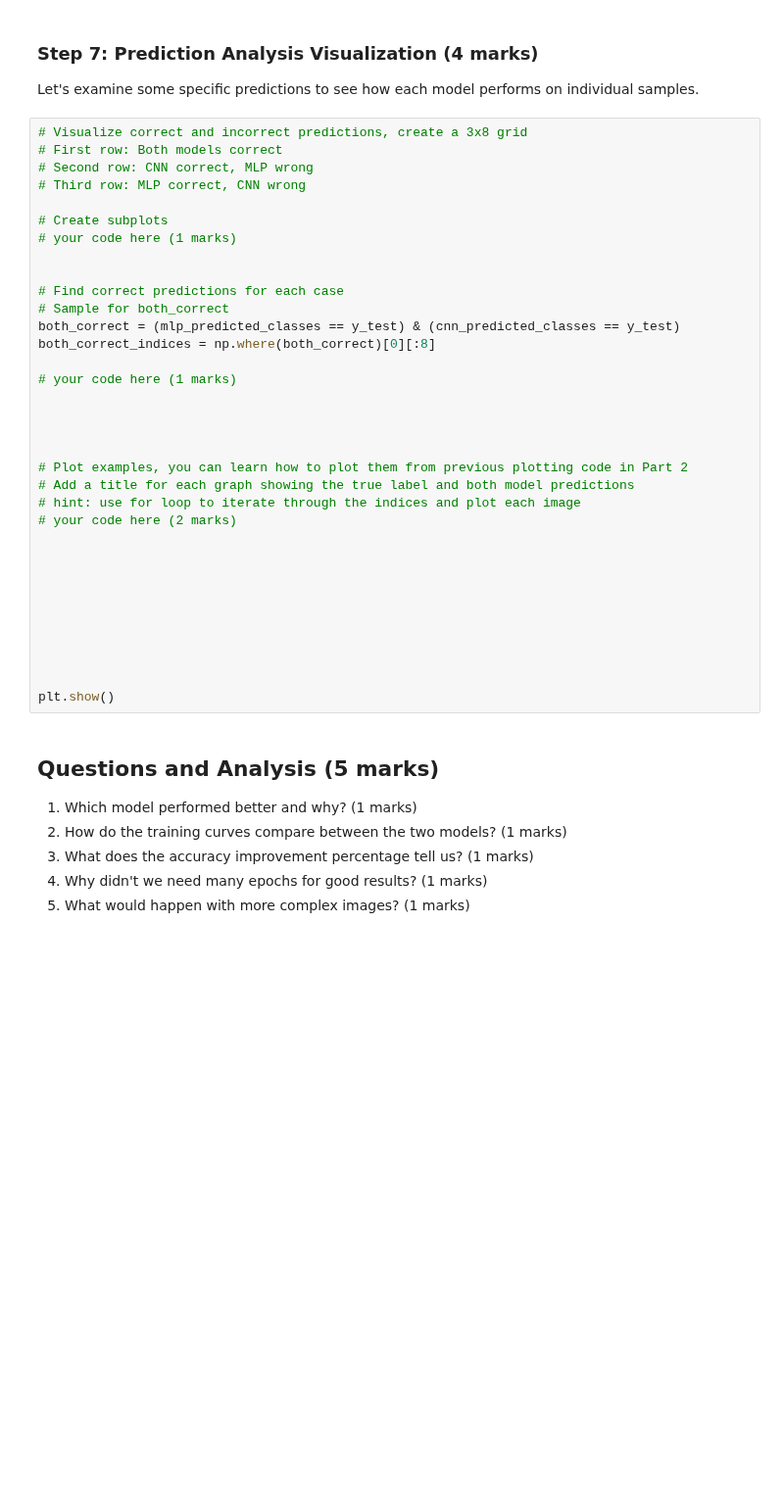
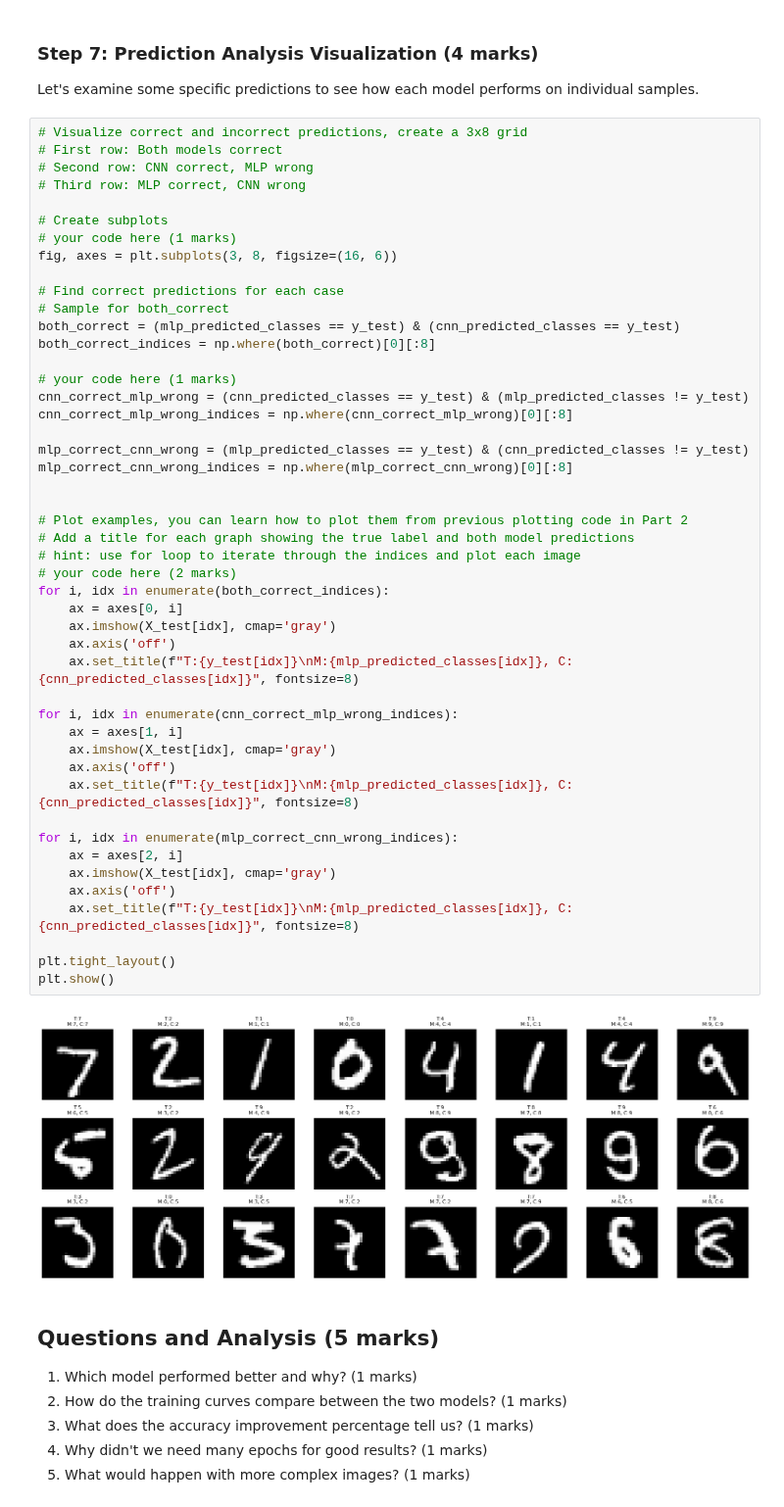
Before and after one commit to hRazaRizvi/ENGG680_2025_Fall, a Jupyter notebook: Lab_Assignment2/Assignment2.ipynb, the cells around one changed output. Shown at 98% size. Drawn from its saved outputs; the diff is of its cells as text; blank space fills up the shorter version.

```diff
--- a/Lab_Assignment2/Assignment2.ipynb
+++ b/Lab_Assignment2/Assignment2.ipynb
@@ -1483,37 +1539,52 @@ Let's examine some specific predictions to see how each model performs on indivi
 # %%
 # Visualize correct and incorrect predictions, create a 3x8 grid
 # First row: Both models correct
 # Second row: CNN correct, MLP wrong
 # Third row: MLP correct, CNN wrong
 
 # Create subplots
 # your code here (1 marks)
-
+fig, axes = plt.subplots(3, 8, figsize=(16, 6))
 
 # Find correct predictions for each case
 # Sample for both_correct
 both_correct = (mlp_predicted_classes == y_test) & (cnn_predicted_classes == y_test)
 both_correct_indices = np.where(both_correct)[0][:8]
 
 # your code here (1 marks)
+cnn_correct_mlp_wrong = (cnn_predicted_classes == y_test) & (mlp_predicted_classes != y_test)
+cnn_correct_mlp_wrong_indices = np.where(cnn_correct_mlp_wrong)[0][:8]
 
-
+mlp_correct_cnn_wrong = (mlp_predicted_classes == y_test) & (cnn_predicted_classes != y_test)
+mlp_correct_cnn_wrong_indices = np.where(mlp_correct_cnn_wrong)[0][:8]
 
 
 # Plot examples, you can learn how to plot them from previous plotting code in Part 2
 # Add a title for each graph showing the true label and both model predictions
 # hint: use for loop to iterate through the indices and plot each image
 # your code here (2 marks)
+for i, idx in enumerate(both_correct_indices):
+    ax = axes[0, i]
+    ax.imshow(X_test[idx], cmap='gray')
+    ax.axis('off')
+    ax.set_title(f"T:{y_test[idx]}\nM:{mlp_predicted_classes[idx]}, C:{cnn_predicted_classes[idx]}", fontsize=8)
 
+for i, idx in enumerate(cnn_correct_mlp_wrong_indices):
+    ax = axes[1, i]
+    ax.imshow(X_test[idx], cmap='gray')
+    ax.axis('off')
+    ax.set_title(f"T:{y_test[idx]}\nM:{mlp_predicted_classes[idx]}, C:{cnn_predicted_classes[idx]}", fontsize=8)
 
+for i, idx in enumerate(mlp_correct_cnn_wrong_indices):
+    ax = axes[2, i]
+    ax.imshow(X_test[idx], cmap='gray')
+    ax.axis('off')
+    ax.set_title(f"T:{y_test[idx]}\nM:{mlp_predicted_classes[idx]}, C:{cnn_predicted_classes[idx]}", fontsize=8)
 
-
-
-
-
-
-
+plt.tight_layout()
 plt.show()
+# %% [output]
+[figure, added]
 # %% [markdown]
 ## Questions and Analysis (5 marks)
 
```
Also changed, not shown: parts of 7 cells of this notebook.
